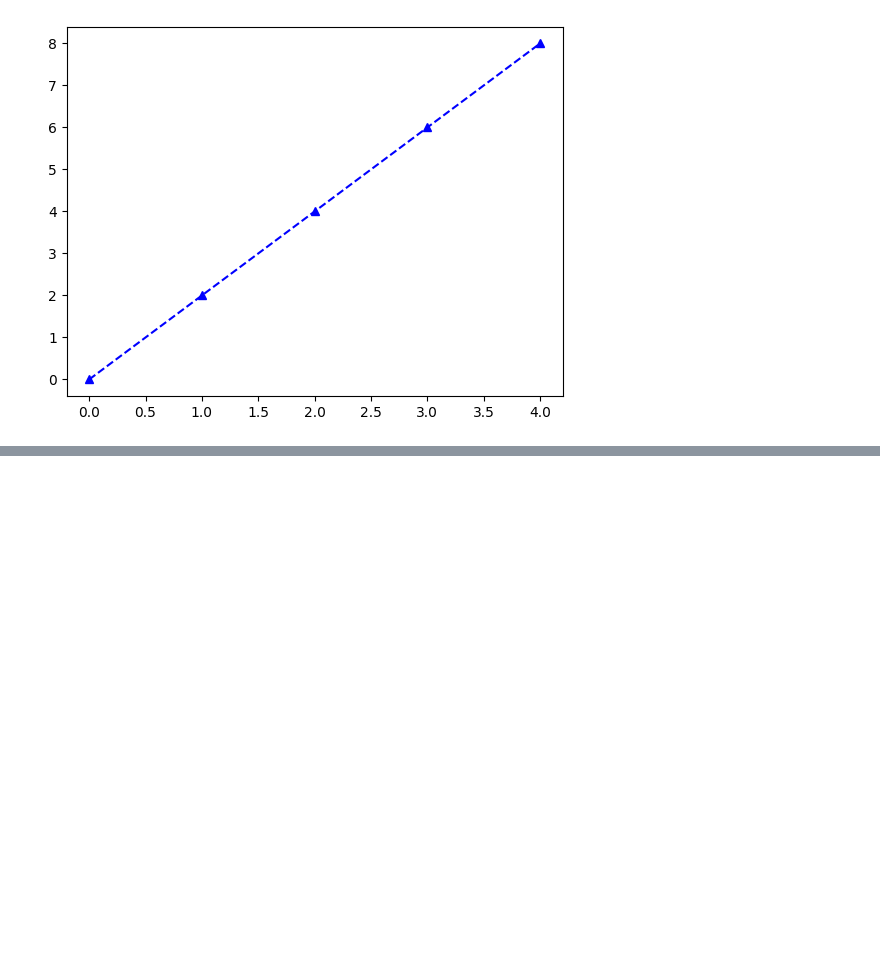
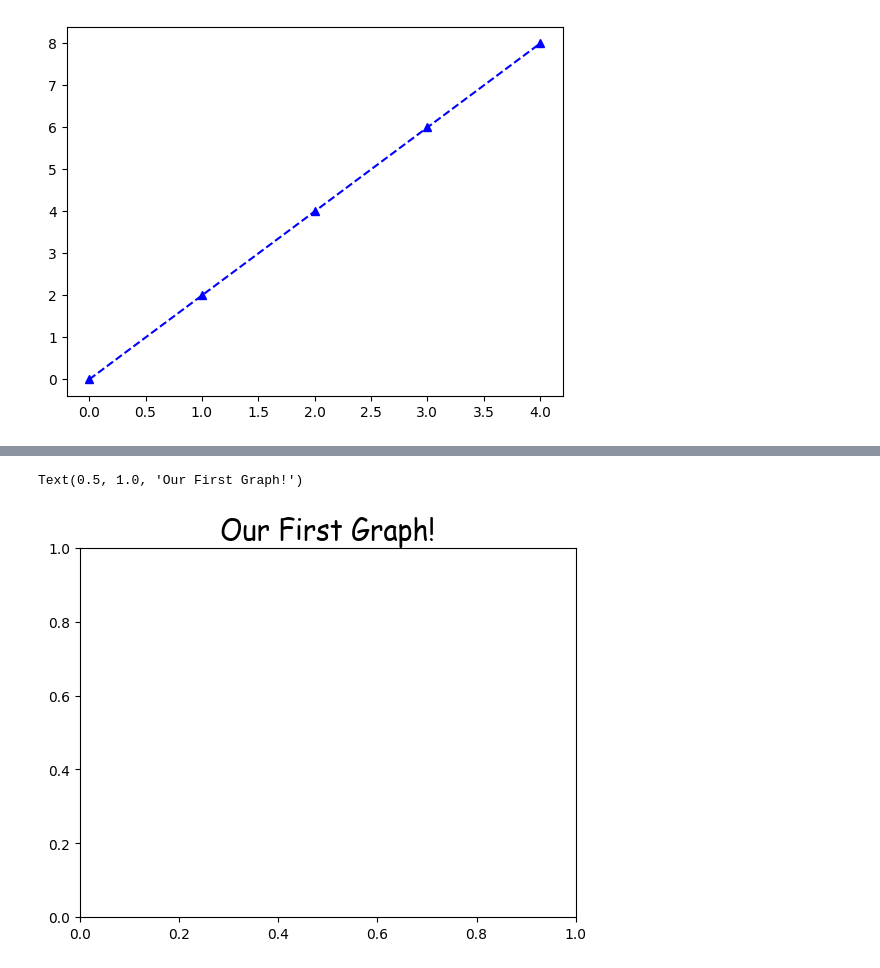
Before and after one commit to kilik42/week-1-ai-course, a Jupyter notebook: jupyter_files/week1.ipynb, the cells around one changed output, grey strips where cells are left out. Saved outputs shown, nothing was run; the diff lists cells and outputs as text; code cells hidden in the pictures; blank space fills up the shorter version.

```diff
--- a/jupyter_files/week1.ipynb
+++ b/jupyter_files/week1.ipynb
@@ -942,0 +956,13 @@ x2 = np.arange(0, 4.5, 0.5)
+# %%
+plt.title(
+    'Our First Graph!',
+    fontdict={'fontname': 'Comic Sans MS', 'fontsize': 20}
+)
+# this will set the title of the plot to "Our First Graph!"
+#  with a specified font and size. The title() function is
+#  used to add a title to the plot, and the fontdict paramete
+# r allows you to customize the appearance of the title by specifying
+#  the font name and font size.
+# %% [output]
+Text(0.5, 1.0, 'Our First Graph!')
+[figure, added]
```
Also changed, not shown: parts of 7 cells of this notebook, 5 other files.
